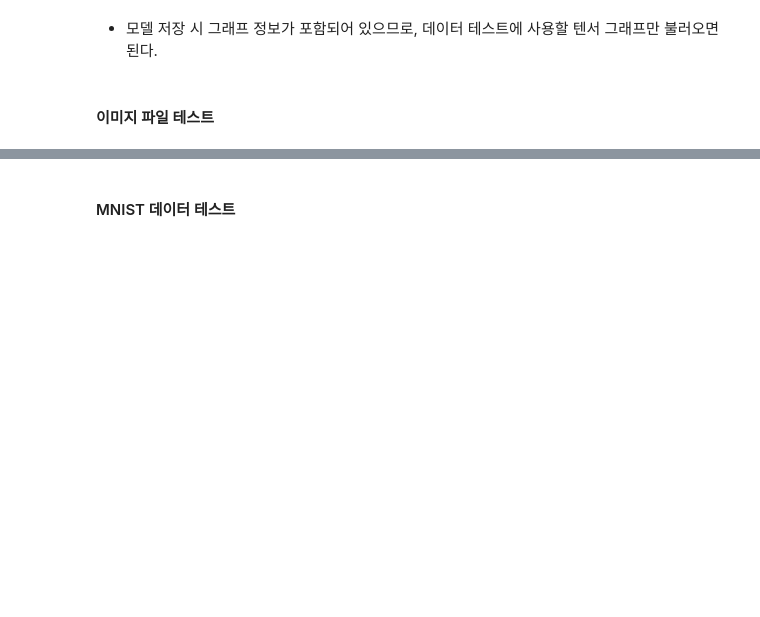
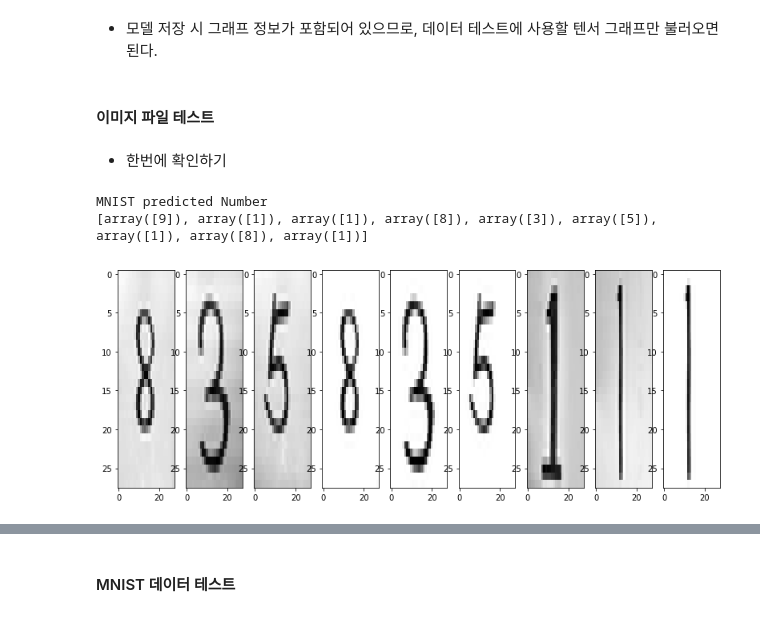
Before and after one commit to hero4earth/practice-DL-basics, a Jupyter notebook: 12_MNIST_CNN_Project_Load_Model.ipynb, the cells around one changed output, grey strips where cells are left out. Drawn from its saved outputs; the diff is of its cells as text; code cells hidden in the pictures; blank space fills up the shorter version.

```diff
--- a/12_MNIST_CNN_Project_Load_Model.ipynb
+++ b/12_MNIST_CNN_Project_Load_Model.ipynb
@@ -36,3 +36,24 @@ logits = sess.graph.get_tensor_by_name("model3/dense_3/BiasAdd:0")
 training = sess.graph.get_tensor_by_name("model3/Placeholder:0")
 # %% [markdown]
 #### 이미지 파일 테스트
+# %% [markdown]
+- 한번에 확인하기
+# %%
+result_show = []
+fig = plt.figure(figsize=(15,5))
+for i in range(0, 9):
+    im=Image.open("./Number_data/number_{}.jpeg".format(i+1))
+    img = np.array(im.resize((28, 28), Image.ANTIALIAS).convert("L"))
+    data = img.reshape([1, 784])
+    data = 1-(data/255)
+    ax = fig.add_subplot(1,10,i+1)
+    ax.imshow(img.reshape(28, 28), cmap='gray', interpolation='nearest', aspect='auto')
+
+    result = sess.run(logits, feed_dict={X:data, training:False})
+    result_show.append(sess.run(tf.argmax(result, 1)))
+print("MNIST predicted Number")
+print(result_show)
+# %% [output]
+MNIST predicted Number
+[array([9]), array([1]), array([1]), array([8]), array([3]), array([5]), array([1]), array([8]), array([1])]
+[figure, added]
```
Also changed, not shown: parts of 6 cells of this notebook.
